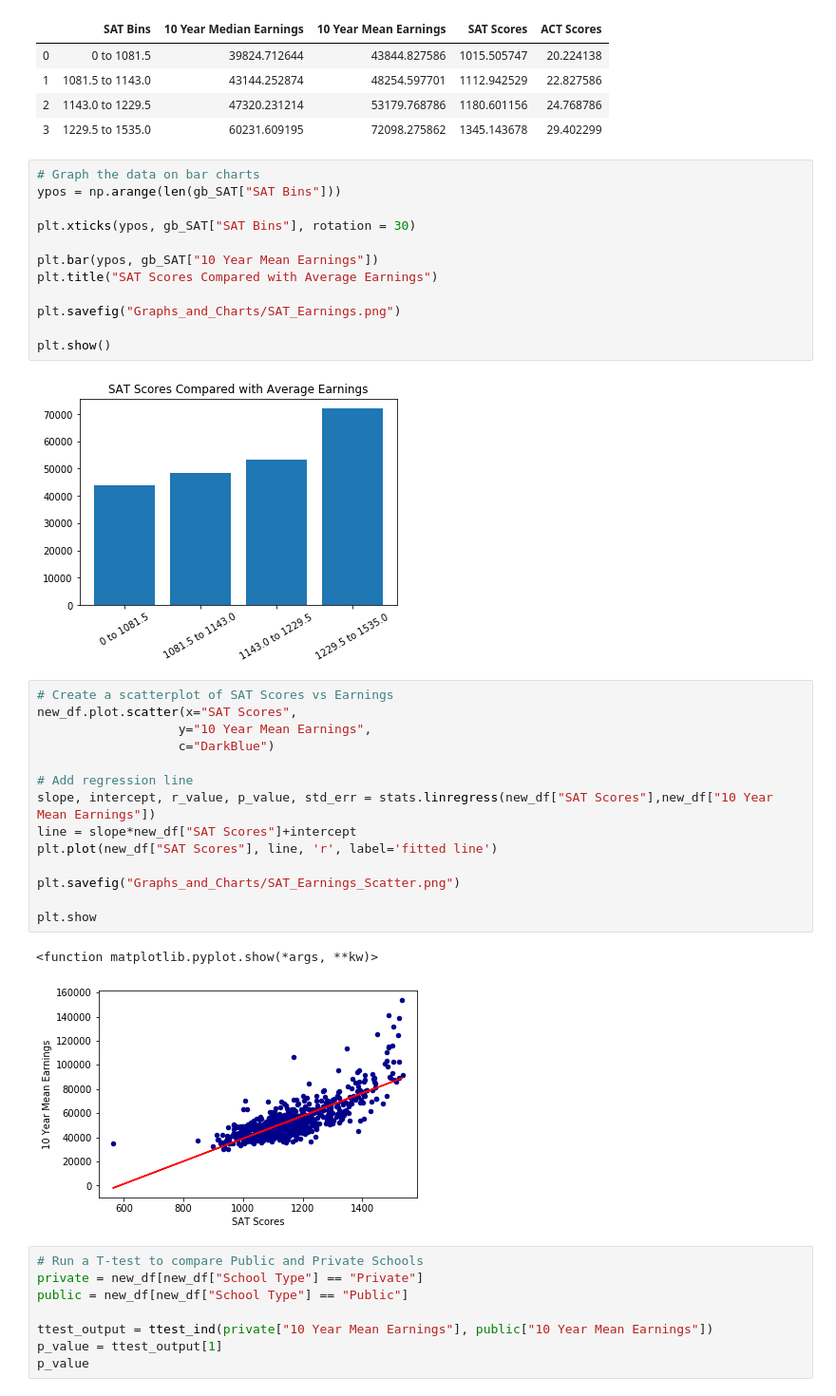
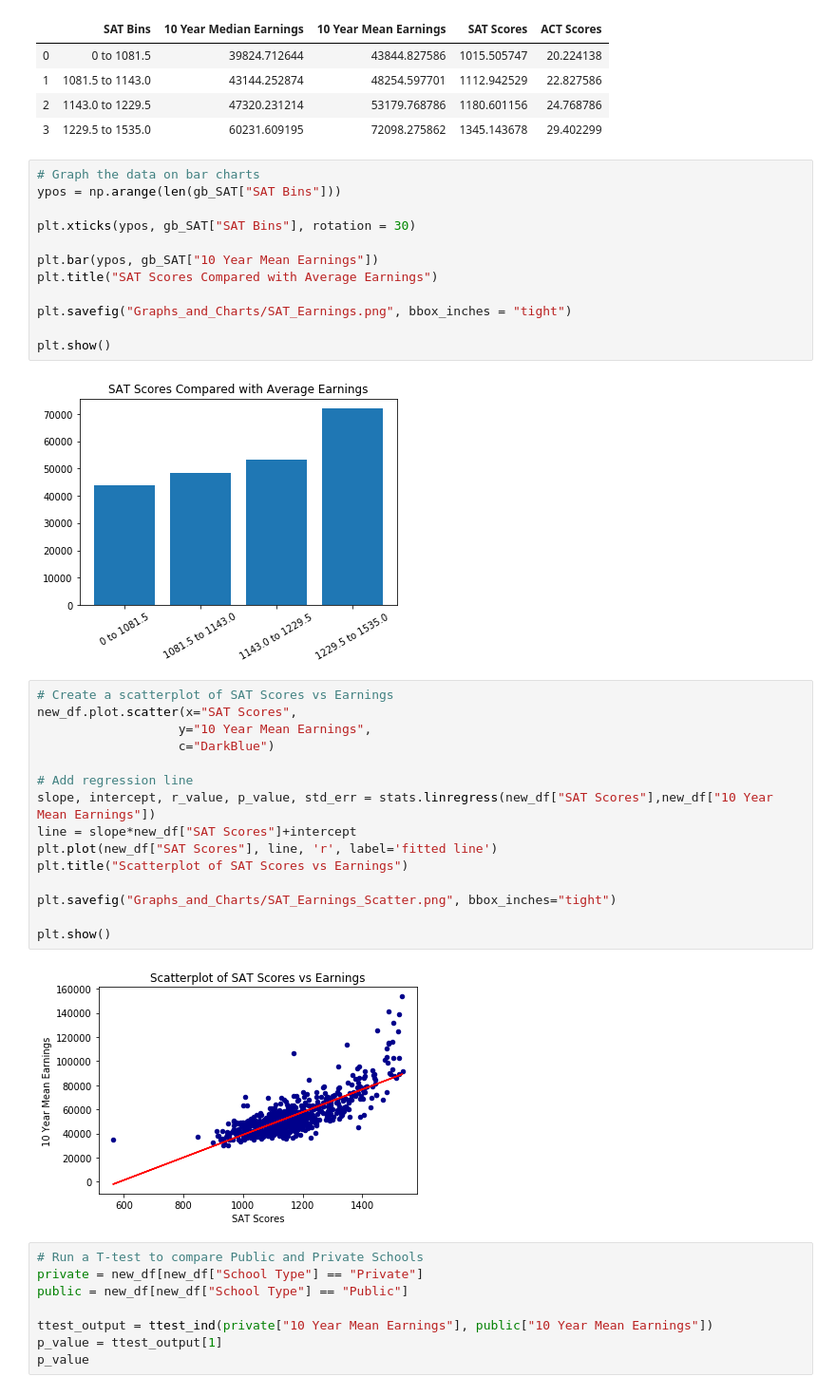
Before and after one commit to stewartmknight/Project_Uno, a Jupyter notebook: board_score_analysis.ipynb, the cells around one changed output. Shown at 95% size. Saved outputs shown, nothing was run; the diff lists cells and outputs as text.

```diff
--- a/analysis.ipynb
+++ b/board_score_analysis.ipynb
@@ -144,7 +144,7 @@ plt.xticks(ypos, gb_SAT["SAT Bins"], rotation = 30)
 plt.bar(ypos, gb_SAT["10 Year Mean Earnings"])
 plt.title("SAT Scores Compared with Average Earnings")
 
-plt.savefig("Graphs_and_Charts/SAT_Earnings.png")
+plt.savefig("Graphs_and_Charts/SAT_Earnings.png", bbox_inches = "tight")
 
 plt.show()
 # %% [output]
@@ -152,20 +152,20 @@ plt.show()
 # %%
 # Create a scatterplot of SAT Scores vs Earnings
 new_df.plot.scatter(x="SAT Scores",
                    y="10 Year Mean Earnings",
                    c="DarkBlue")
 
 # Add regression line
 slope, intercept, r_value, p_value, std_err = stats.linregress(new_df["SAT Scores"],new_df["10 Year Mean Earnings"])
 line = slope*new_df["SAT Scores"]+intercept
 plt.plot(new_df["SAT Scores"], line, 'r', label='fitted line')
+plt.title("Scatterplot of SAT Scores vs Earnings")
 
-plt.savefig("Graphs_and_Charts/SAT_Earnings_Scatter.png")
+plt.savefig("Graphs_and_Charts/SAT_Earnings_Scatter.png", bbox_inches="tight")
 
-plt.show
+plt.show()
 # %% [output]
-<function matplotlib.pyplot.show(*args, **kw)>
-[figure, old version]
+[figure, new version]
 # %%
 # Run a T-test to compare Public and Private Schools
 private = new_df[new_df["School Type"] == "Private"]
```
Also changed, not shown: parts of 1 cell of this notebook, 4 other files.
